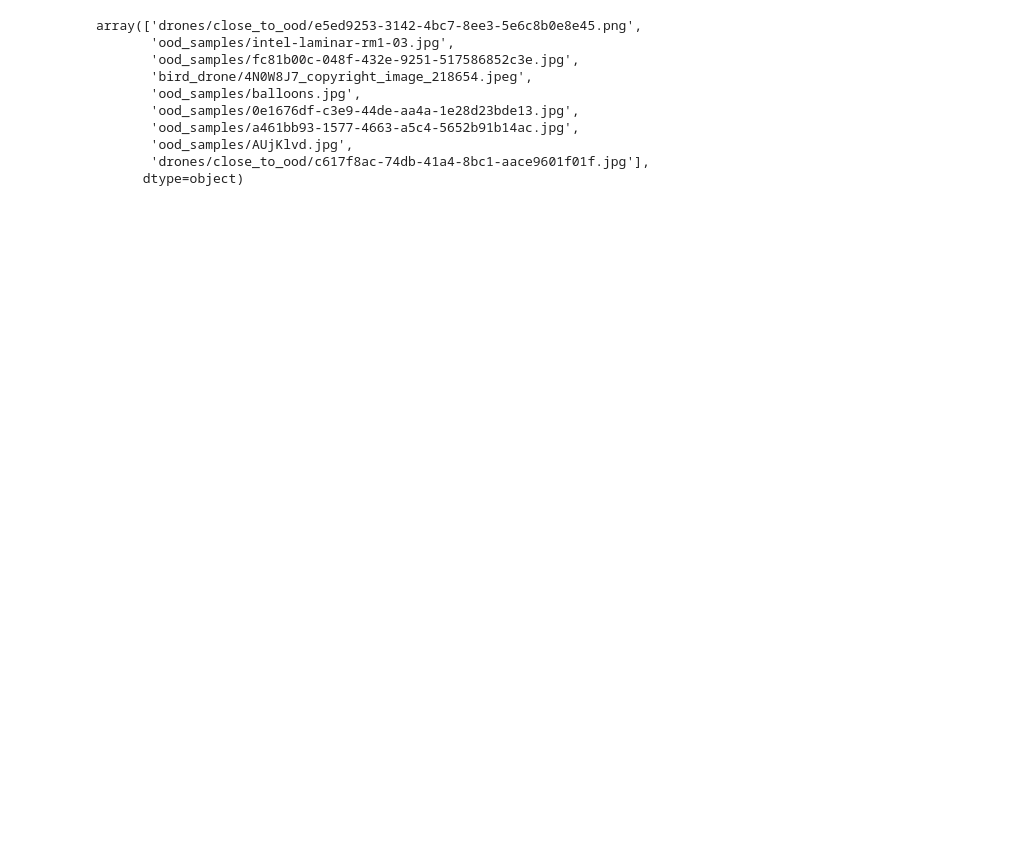
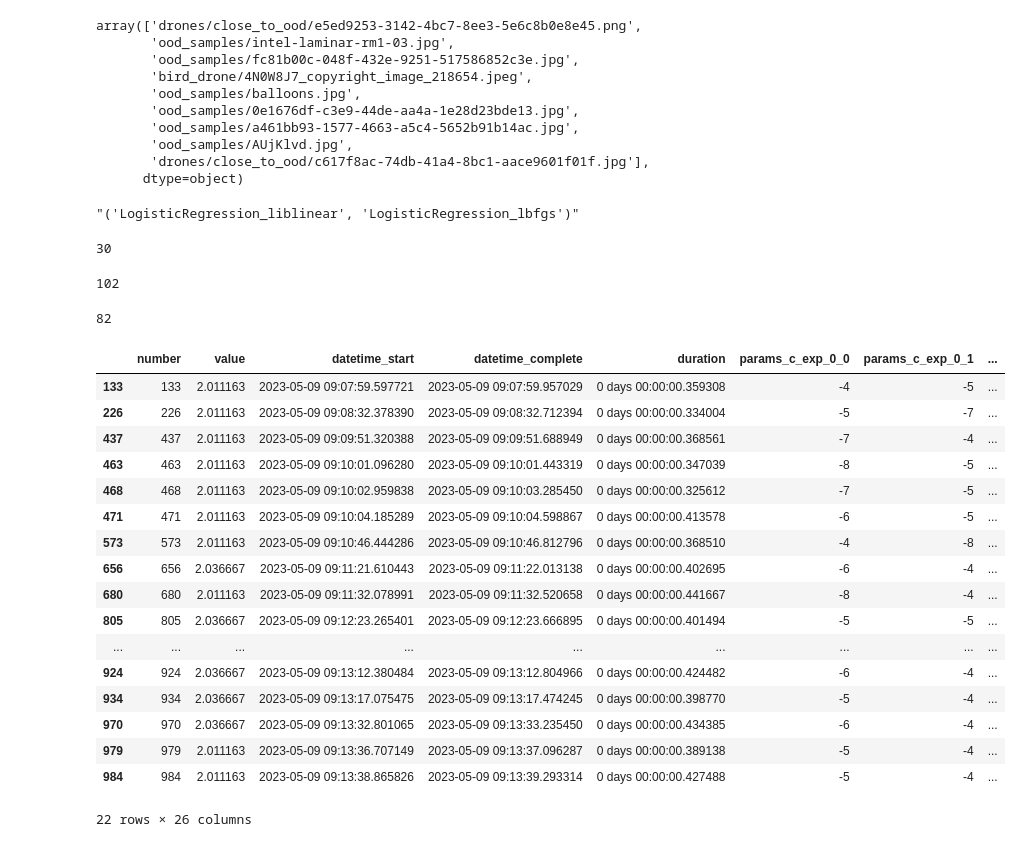
Before and after one commit to anastasia-spb/OoDTool, a Jupyter notebook: tool/core/utils/ood_notebooks/evaluate_ood_results.ipynb, the cells around one changed output. Cells and saved outputs as stored; diff of their text form; code cells hidden in the pictures; blank space fills up the shorter version.

```diff
--- a/tool/core/utils/ood_notebooks/evaluate_ood_results.ipynb
+++ b/tool/core/utils/ood_notebooks/evaluate_ood_results.ipynb
@@ -101,0 +107,16 @@ array(['drones/close_to_ood/e5ed9253-3142-4bc7-8ee3-5e6c8b0e8e45.png',
+# %%
+optuna_df.iloc[233].user_attrs_tags
+# %% [output]
+"('LogisticRegression_liblinear', 'LogisticRegression_lbfgs')"
+# %%
+optuna_df['user_attrs_k50'].max()
+# %% [output]
+30
+# %%
+optuna_df['user_attrs_miss_with_high_ood'].max()
+# %% [output]
+102
+# %%
+optuna_df['user_attrs_miss_with_high_ood_and_conf'].max()
+# %% [output]
+82
@@ -101,0 +126,23 @@ array(['drones/close_to_ood/e5ed9253-3142-4bc7-8ee3-5e6c8b0e8e45.png',
+# %%
+optuna_df.loc[(optuna_df['user_attrs_miss_with_high_ood'] > 120) &\
+              (optuna_df['user_attrs_miss_with_high_ood_and_conf'] > 90) &\
+              (optuna_df['user_attrs_k100'] > 35)]
+# %% [output]
+|  | number | value | datetime_start | datetime_complete | duration | params_c_exp_0_0 | params_c_exp_0_1 | ... |
+| 133 | 133 | 2.011163 | 2023-05-09 09:07:59.597721 | 2023-05-09 09:07:59.957029 | 0 days 00:00:00.359308 | -4 | -5 | ... |
+| 226 | 226 | 2.011163 | 2023-05-09 09:08:32.378390 | 2023-05-09 09:08:32.712394 | 0 days 00:00:00.334004 | -5 | -7 | ... |
+| 437 | 437 | 2.011163 | 2023-05-09 09:09:51.320388 | 2023-05-09 09:09:51.688949 | 0 days 00:00:00.368561 | -7 | -4 | ... |
+| 463 | 463 | 2.011163 | 2023-05-09 09:10:01.096280 | 2023-05-09 09:10:01.443319 | 0 days 00:00:00.347039 | -8 | -5 | ... |
+| 468 | 468 | 2.011163 | 2023-05-09 09:10:02.959838 | 2023-05-09 09:10:03.285450 | 0 days 00:00:00.325612 | -7 | -5 | ... |
+| 471 | 471 | 2.011163 | 2023-05-09 09:10:04.185289 | 2023-05-09 09:10:04.598867 | 0 days 00:00:00.413578 | -6 | -5 | ... |
+| 573 | 573 | 2.011163 | 2023-05-09 09:10:46.444286 | 2023-05-09 09:10:46.812796 | 0 days 00:00:00.368510 | -4 | -8 | ... |
+| 656 | 656 | 2.036667 | 2023-05-09 09:11:21.610443 | 2023-05-09 09:11:22.013138 | 0 days 00:00:00.402695 | -6 | -4 | ... |
+| 680 | 680 | 2.011163 | 2023-05-09 09:11:32.078991 | 2023-05-09 09:11:32.520658 | 0 days 00:00:00.441667 | -8 | -4 | ... |
+| 805 | 805 | 2.036667 | 2023-05-09 09:12:23.265401 | 2023-05-09 09:12:23.666895 | 0 days 00:00:00.401494 | -5 | -5 | ... |
+| ... | ... | ... | ... | ... | ... | ... | ... | ... |
+| 924 | 924 | 2.036667 | 2023-05-09 09:13:12.380484 | 2023-05-09 09:13:12.804966 | 0 days 00:00:00.424482 | -6 | -4 | ... |
+| 934 | 934 | 2.036667 | 2023-05-09 09:13:17.075475 | 2023-05-09 09:13:17.474245 | 0 days 00:00:00.398770 | -5 | -4 | ... |
+| 970 | 970 | 2.036667 | 2023-05-09 09:13:32.801065 | 2023-05-09 09:13:33.235450 | 0 days 00:00:00.434385 | -6 | -4 | ... |
+| 979 | 979 | 2.011163 | 2023-05-09 09:13:36.707149 | 2023-05-09 09:13:37.096287 | 0 days 00:00:00.389138 | -5 | -4 | ... |
+| 984 | 984 | 2.011163 | 2023-05-09 09:13:38.865826 | 2023-05-09 09:13:39.293314 | 0 days 00:00:00.427488 | -5 | -4 | ... |
+22 rows × 26 columns
```
Also changed, not shown: parts of 12 cells of this notebook, 2 other files.
